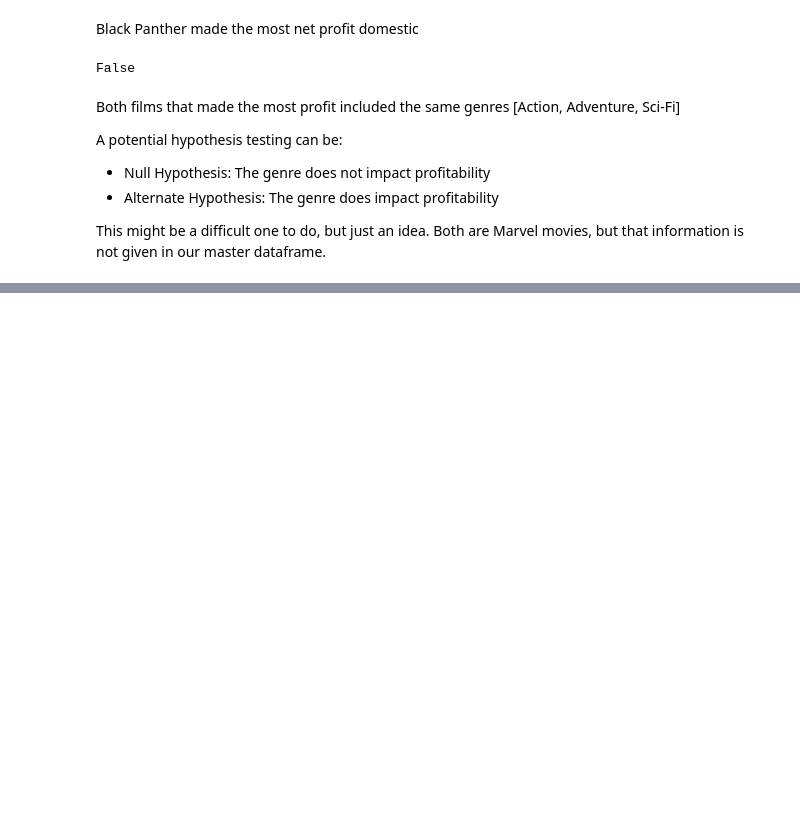
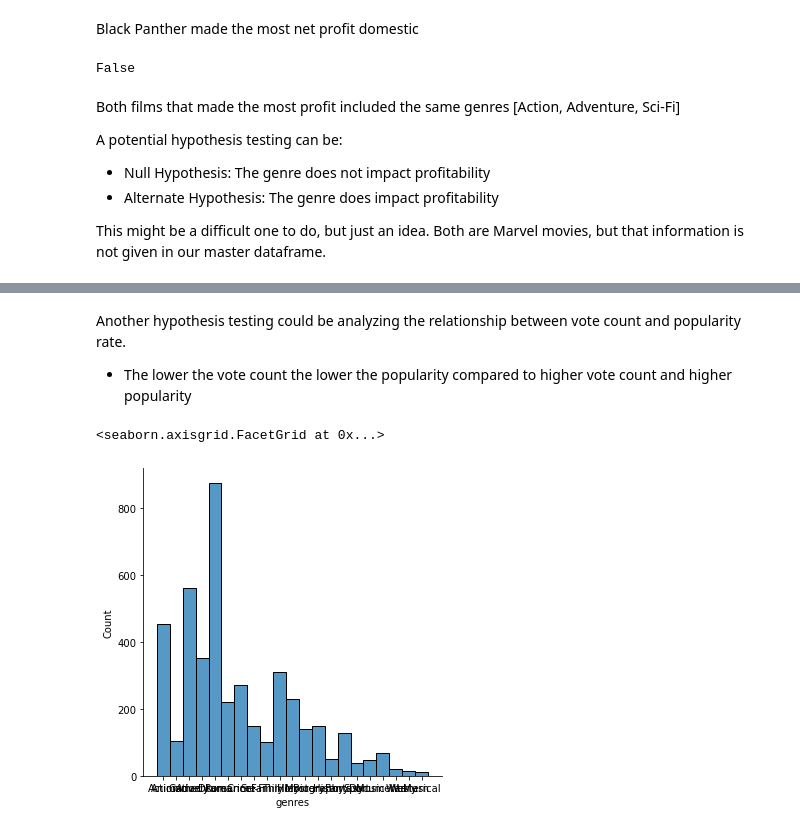
Before and after one commit to abwilliamss/AIAcademy-capstone, a Jupyter notebook: saniya_analysis.ipynb, the cells around one changed output, grey strips where cells are left out. Cells and saved outputs as stored; diff of their text form; code cells hidden in the pictures; blank space fills up the shorter version.

```diff
--- a/saniya_analysis.ipynb
+++ b/saniya_analysis.ipynb
@@ -149,0 +185,12 @@ master dataframe.
+# %% [markdown]
+Another hypothesis testing could be analyzing the relationship between vote count and popularity rate.
+
+- The lower the vote count the lower the popularity compared to higher vote count and higher popularity
+# %%
+%matplotlib inline
+import seaborn as sns
+
+sns.displot(data = final, x = "genres")
+# %% [output]
+<seaborn.axisgrid.FacetGrid at 0x...>
+[figure, added]
```
Also changed, not shown: parts of 14 cells of this notebook.
